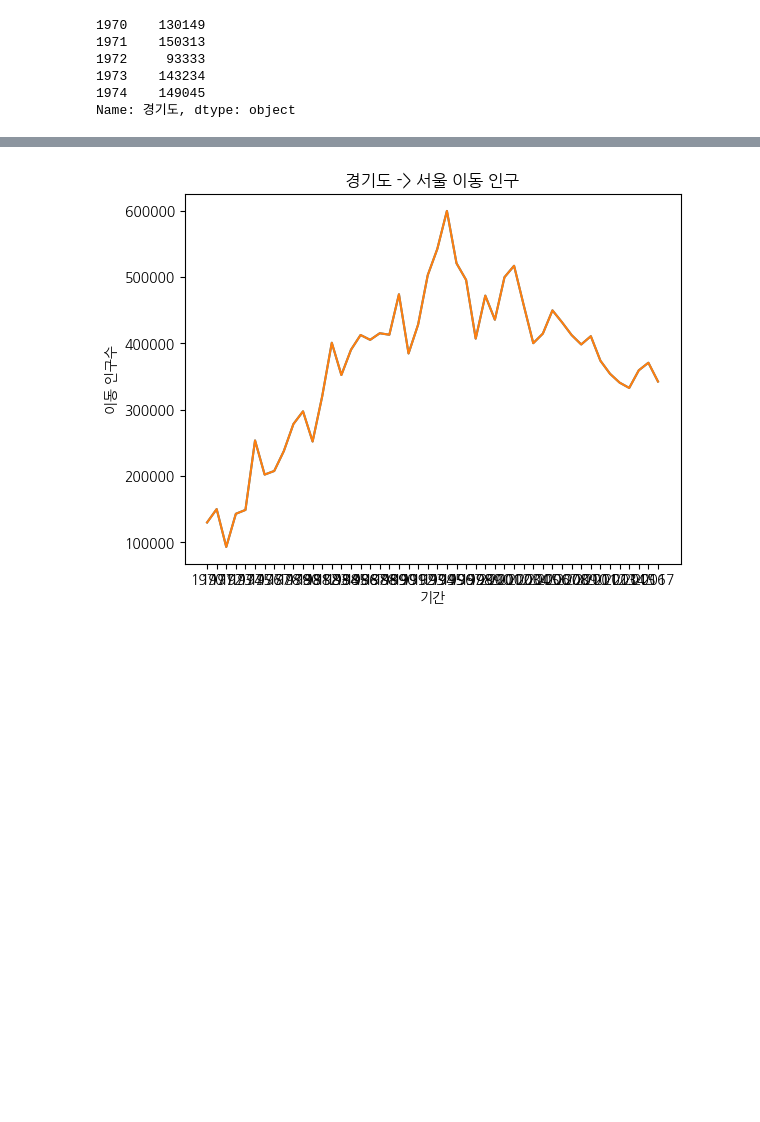
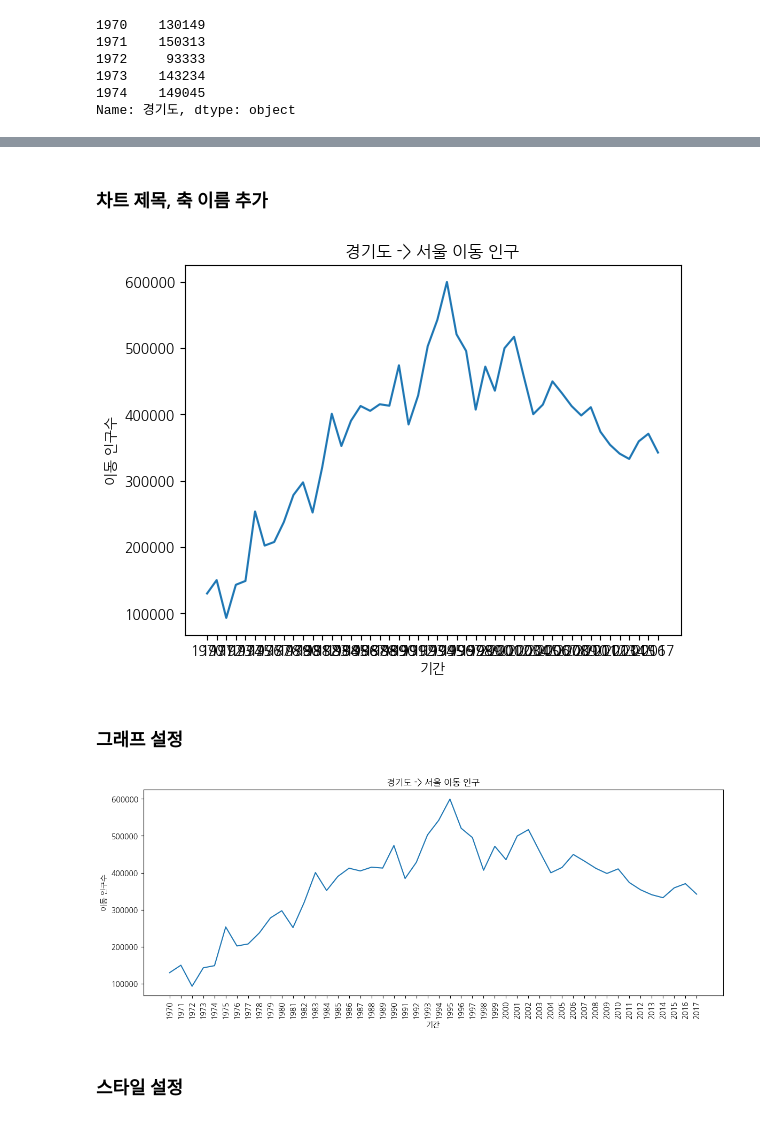
Before and after one commit to gikpreet/class-data_analysis, a Jupyter notebook: 05_Data_Visualization/code/module05.ipynb, the cells around one changed output, grey strips where cells are left out. Drawn from its saved outputs; the diff is of its cells as text; code cells hidden in the pictures; blank space fills up the shorter version.

```diff
--- a/05_Data_Visualization/code/module05.ipynb
+++ b/05_Data_Visualization/code/module05.ipynb
@@ -58,9 +48,24 @@ Name: 경기도, dtype: object
+# %% [markdown]
+### 차트 제목, 축 이름 추가
 # %%
 plt.plot(sr_one.index, sr_one.values)
-plt.plot(sr_one)
 plt.title('경기도 -> 서울 이동 인구')
 plt.xlabel('기간')
 plt.ylabel('이동 인구수')
 plt.show()
 # %% [output]
-[figure, old version]
+[figure, new version]
+# %% [markdown]
+### 그래프 설정
+# %%
+plt.figure(figsize=(14, 5))
+plt.xticks(rotation='vertical')
+plt.plot(sr_one)
+plt.title('경기도 -> 서울 이동 인구')
+plt.xlabel('기간')
+plt.ylabel('이동 인구수')
+plt.show()
+# %% [output]
+[figure, added]
+# %% [markdown]
+### 스타일 설정
```
Also changed, not shown: parts of 13 cells of this notebook, 7 other files.
